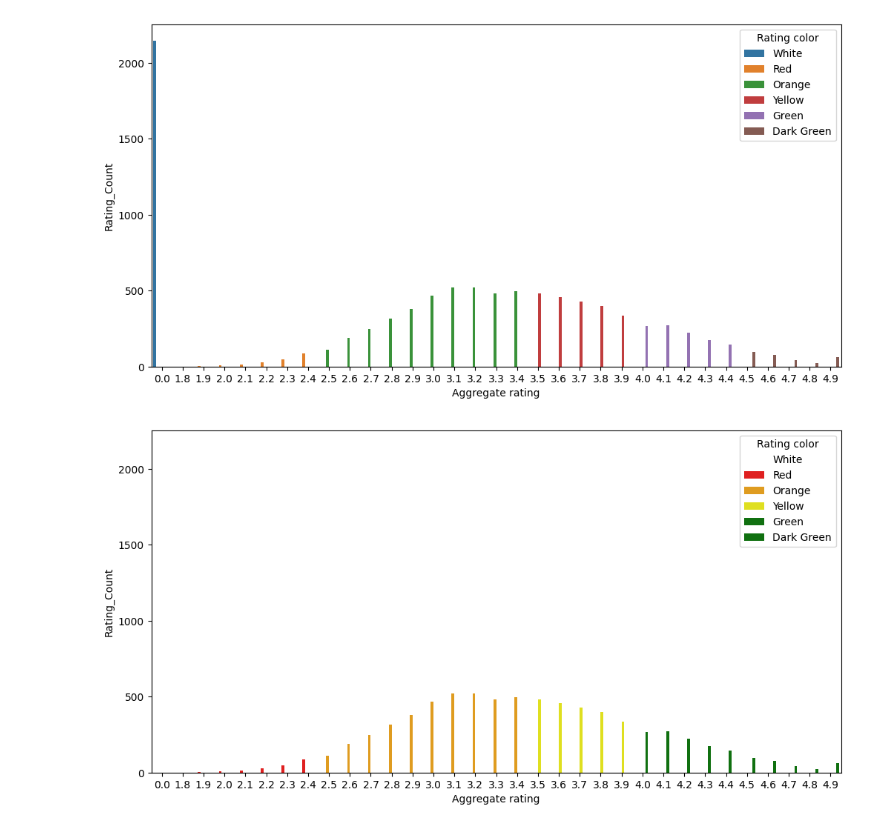
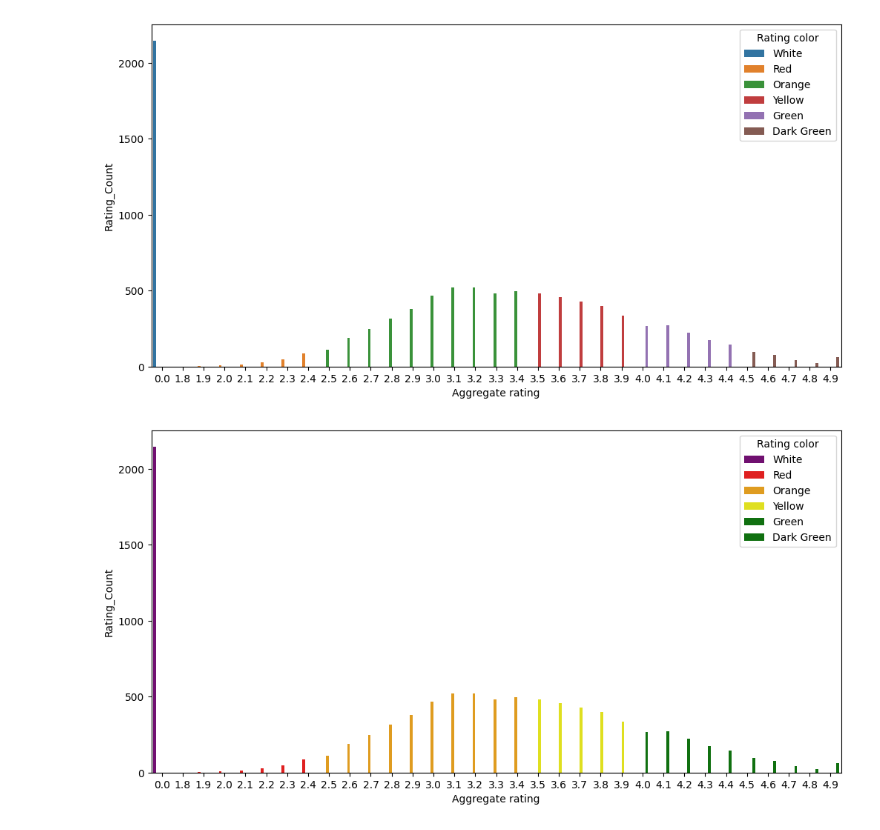
Before and after one commit to Dhyey2901/EDA_Zomato_Dataset, a Jupyter notebook: EDA_Zomato_Dataset.ipynb, the cells around one changed output. Drawn from its saved outputs; the diff is of its cells as text; code cells hidden in the pictures.

```diff
--- a/EDA_Zomato_Dataset.ipynb
+++ b/EDA_Zomato_Dataset.ipynb
@@ -320,7 +320,7 @@ sns.barplot(x='Aggregate rating',y= 'Rating_Count',hue='Rating color',data=ratin
 [figure]
 # %%
 #Mapping colors
-plot=sns.barplot(x='Aggregate rating',y= 'Rating_Count',hue='Rating color',data=ratings,palette=['white','red','orange','yellow','green','green'],)
+plot=sns.barplot(x='Aggregate rating',y= 'Rating_Count',hue='Rating color',data=ratings,palette=['purple','red','orange','yellow','green','green'],)
 # plot.set_facecolor(0,0,0,0)
 # %% [output]
-[figure, old version]
+[figure, new version]
```
Also changed, not shown: parts of 17 cells of this notebook.
